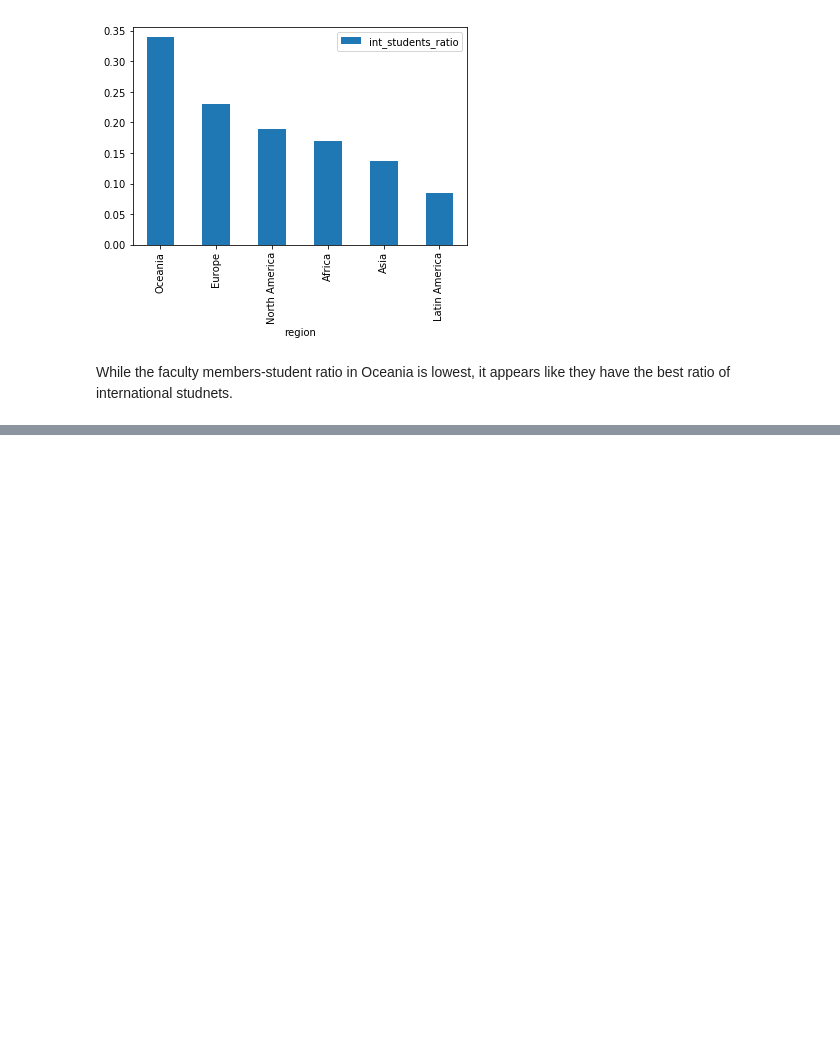
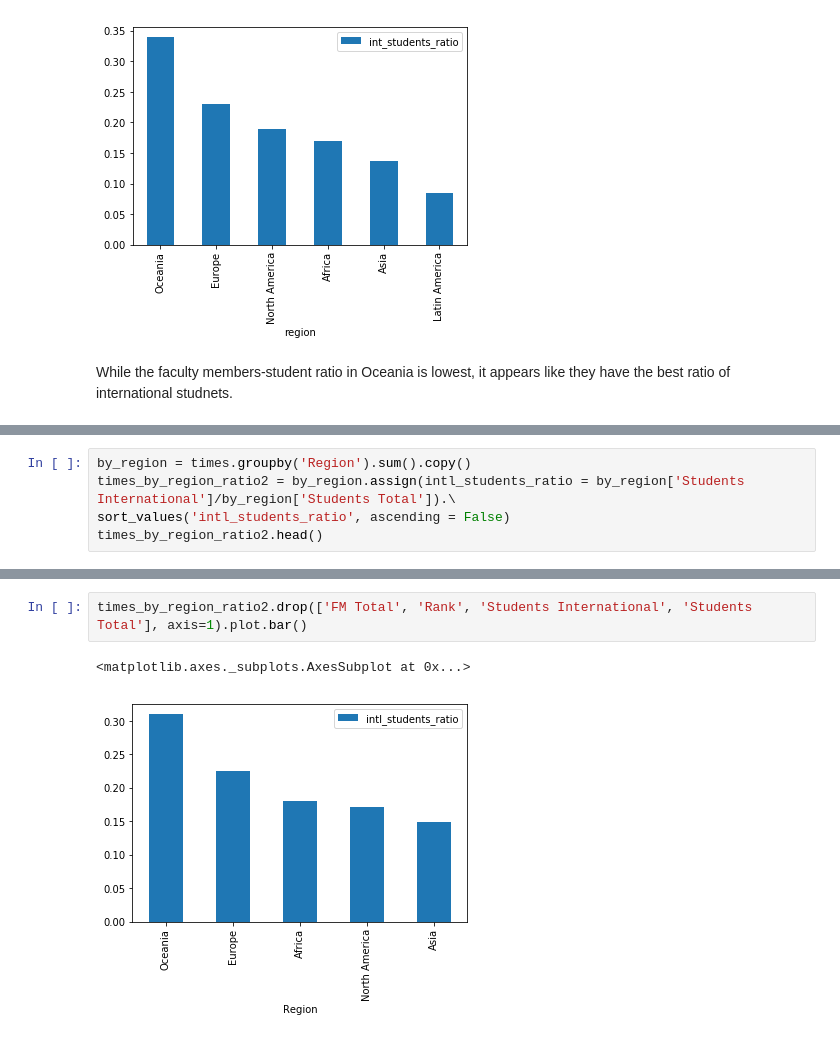
Before and after one commit to antonino-barbera/seanbi, a Jupyter notebook: HW2/Homework 2.ipynb, the cells around one changed output, grey strips where cells are left out. Saved outputs shown, nothing was run; the diff lists cells and outputs as text; blank space fills up the shorter version.

```diff
--- a/HW2/Homework 2.ipynb
+++ b/HW2/Homework 2.ipynb
@@ -214,0 +382,5 @@ While the faculty members-student ratio in Oceania is lowest, it appears like th
+# %%
+by_region = times.groupby('Region').sum().copy()
+times_by_region_ratio2 = by_region.assign(intl_students_ratio = by_region['Students International']/by_region['Students Total']).\
+sort_values('intl_students_ratio', ascending = False)
+times_by_region_ratio2.head()
@@ -214,0 +395,5 @@ While the faculty members-student ratio in Oceania is lowest, it appears like th
+# %%
+times_by_region_ratio2.drop(['FM Total', 'Rank', 'Students International', 'Students Total'], axis=1).plot.bar()
+# %% [output]
+<matplotlib.axes._subplots.AxesSubplot at 0x...>
+[figure, added]
```
Also changed, not shown: parts of 19 cells of this notebook, 2 other files.
